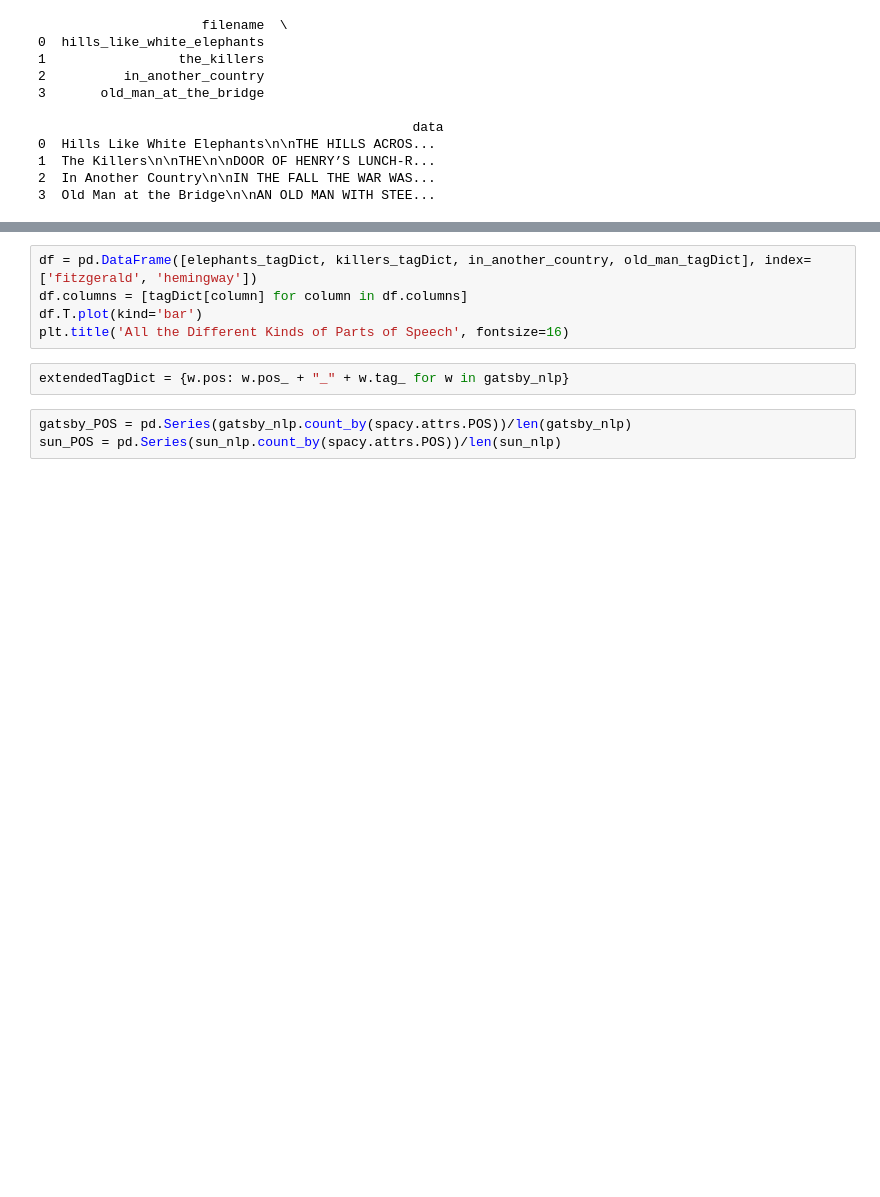
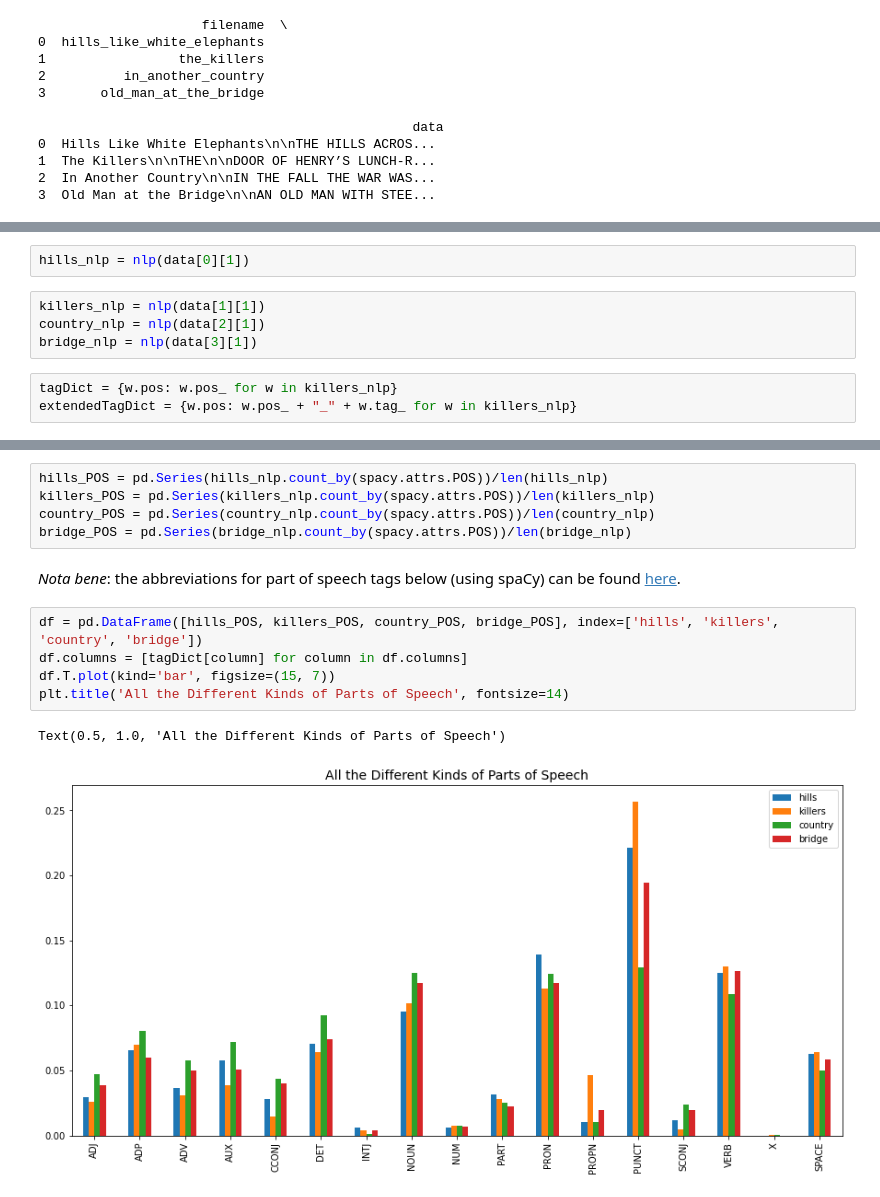
Before and after one commit to kspicer80/fitzgerald_hemingway, a Jupyter notebook: williams_favorite_stories_analysis.ipynb, the cells around one changed output, grey strips where cells are left out. Saved outputs shown, nothing was run; the diff lists cells and outputs as text; blank space fills up the shorter version.

Commit message:
some plots

```diff
--- a/williams_favorite_stories_analysis.ipynb
+++ b/williams_favorite_stories_analysis.ipynb
@@ -78,0 +46,9 @@ old_man_extendedTagDict = {w.pos: w.pos_ + "_" + w.tag_ for w in df.loc[3, 'NLP'
+# %%
+hills_nlp = nlp(data[0][1])
+# %%
+killers_nlp = nlp(data[1][1])
+country_nlp = nlp(data[2][1])
+bridge_nlp = nlp(data[3][1])
+# %%
+tagDict = {w.pos: w.pos_ for w in killers_nlp}
+extendedTagDict = {w.pos: w.pos_ + "_" + w.tag_ for w in killers_nlp}
@@ -79,11 +95,16 @@ old_man_extendedTagDict = {w.pos: w.pos_ + "_" + w.tag_ for w in df.loc[3, 'NLP'
+# %%
+hills_POS = pd.Series(hills_nlp.count_by(spacy.attrs.POS))/len(hills_nlp)
+killers_POS = pd.Series(killers_nlp.count_by(spacy.attrs.POS))/len(killers_nlp)
+country_POS = pd.Series(country_nlp.count_by(spacy.attrs.POS))/len(country_nlp)
+bridge_POS = pd.Series(bridge_nlp.count_by(spacy.attrs.POS))/len(bridge_nlp)
+# %% [markdown]
+*Nota bene*: the abbreviations for part of speech tags below (using spaCy) can be found [here](https://universaldependencies.org/u/pos/).
 # %%
-df = pd.DataFrame([elephants_tagDict, killers_tagDict, in_another_country, old_man_tagDict], index=['fitzgerald', 'hemingway'])
+df = pd.DataFrame([hills_POS, killers_POS, country_POS, bridge_POS], index=['hills', 'killers', 'country', 'bridge'])
 df.columns = [tagDict[column] for column in df.columns]
-df.T.plot(kind='bar')
-plt.title('All the Different Kinds of Parts of Speech', fontsize=16)
+df.T.plot(kind='bar', figsize=(15, 7))
+plt.title('All the Different Kinds of Parts of Speech', fontsize=14)
+# %% [output]
+Text(0.5, 1.0, 'All the Different Kinds of Parts of Speech')
+[figure, added]
-# %%
-extendedTagDict = {w.pos: w.pos_ + "_" + w.tag_ for w in gatsby_nlp}
-# %%
-gatsby_POS = pd.Series(gatsby_nlp.count_by(spacy.attrs.POS))/len(gatsby_nlp)
-sun_POS = pd.Series(sun_nlp.count_by(spacy.attrs.POS))/len(sun_nlp)
 # %%
```
Also changed, not shown: parts of 11 cells of this notebook.
